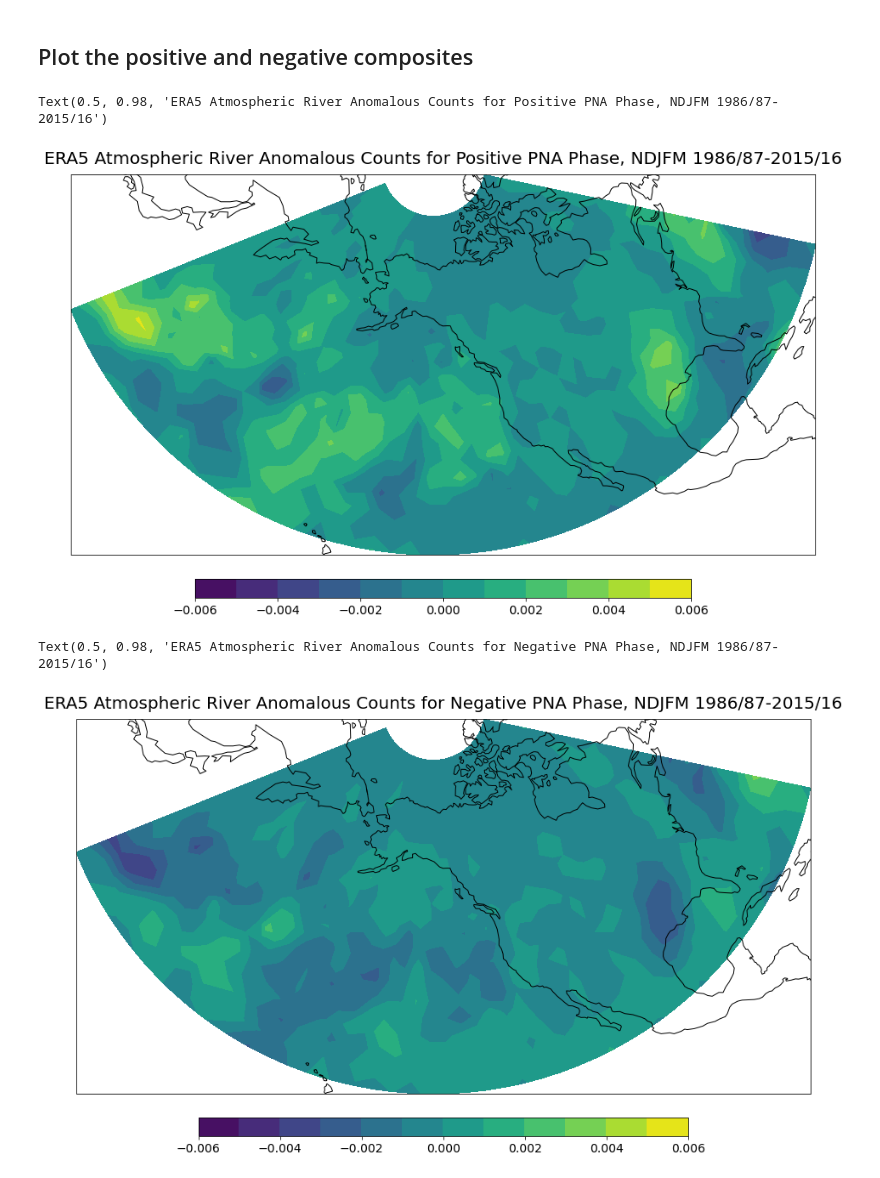
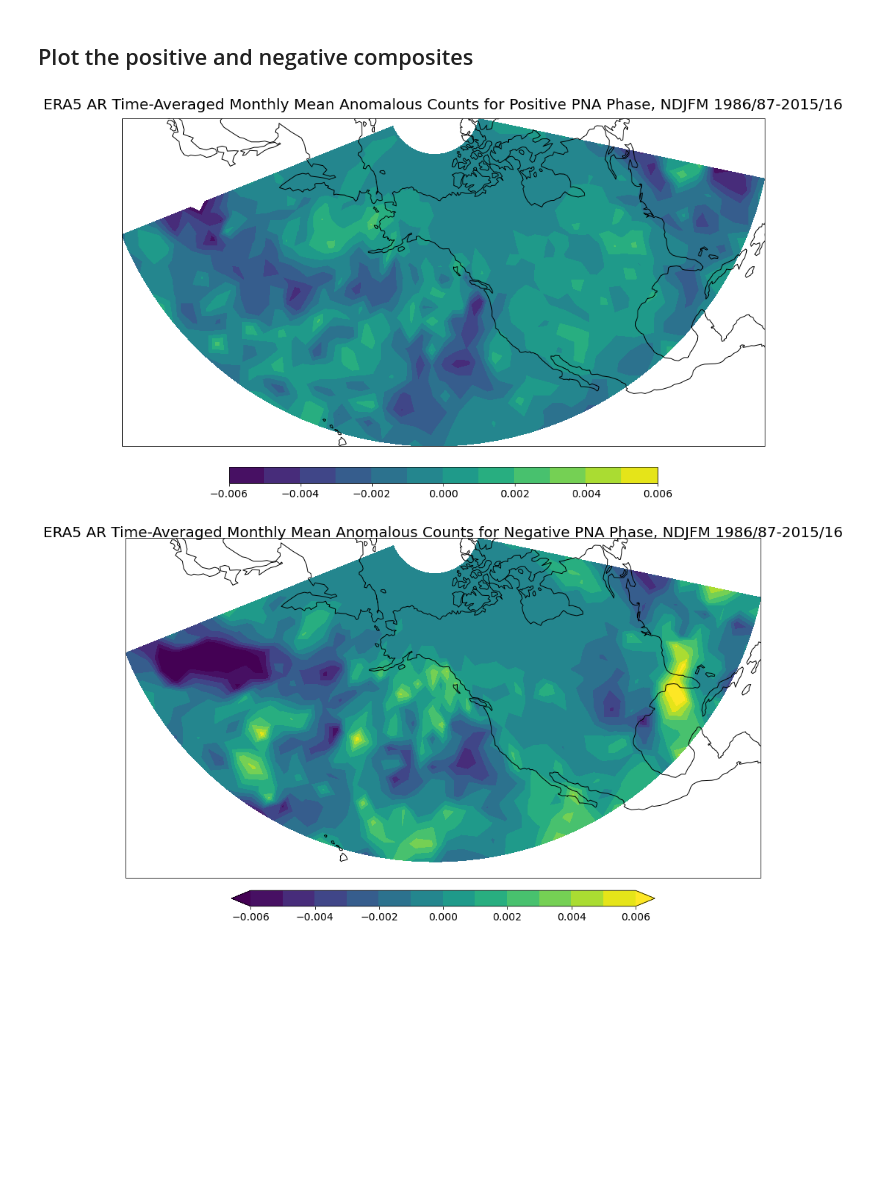
Before and after one commit to mkorendyke/CLIM680, a Jupyter notebook: hw3.ipynb, the cells around one changed output. Cells and saved outputs as stored; diff of their text form; code cells hidden in the pictures; blank space fills up the shorter version.

Commit message:
Adds yaml file, adjusts positive and negative thresholds for PNAI, adds PNAI figures

```diff
--- a/hw3.ipynb
+++ b/hw3.ipynb
@@ -32,6 +34,10 @@ f_pna = path + 'clim680/pna.data'
 
 # ERA5 AR anomaly input
 f_ar = path + 'metisregimes/era5.AR.10%.PNA.NDJFM.anoms.nc'
+
+#Output:
+f_pos = 'era5.AR.10%.PNA.NDJFM.PNA_positive.png'
+f_neg = 'era5.AR.10%.PNA.NDJFM.PNA_negative.png'
 # %%
 print(f_pna)
 print(f_ar)
@@ -133,8 +111,8 @@ Data variables:
 # Convert pna to float
 ds_pna_index = ds_pna_index.astype(float)
 # %%
-ds_positive = (ds_pna_index.where(ds_pna_index.pna < 0)).dropna('time').time
-ds_negative = (ds_pna_index.where(ds_pna_index.pna > 0)).dropna('time').time
+ds_positive = (ds_pna_index.where(ds_pna_index.pna < -1)).dropna('time').time
+ds_negative = (ds_pna_index.where(ds_pna_index.pna > 1)).dropna('time').time
 # %% [markdown]
 ## Get AR anomaly composites for negative and positive phases of PNA
 # %%
@@ -168,23 +130,23 @@ levs = np.arange(-.006,.007,.001)
 # %%
 cm = 220
 
 data_crs = ccrs.PlateCarree(central_longitude=cm)
 proj = ccrs.NorthPolarStereo(central_longitude=cm)
 
 # Set the axes using the specified map projection
 fig,axs=plt.subplots(1,1,subplot_kw={'projection':proj},figsize=(20,15))
 
 cs = axs.contourf(ds_ar_pos['lon'], ds_ar_pos['lat'], ds_ar_pos['river'], levs, transform=ccrs.PlateCarree())
 axs.coastlines()
 cbar_ax = fig.add_axes([0.3, 0.5, 0.4, 0.02])
 cbar=fig.colorbar(cs, cax=cbar_ax,orientation='horizontal')
 cbar.ax.tick_params(labelsize=14)
 fig.subplots_adjust(bottom=0, top=1.5, left=0.2, right=0.8,
                     wspace=0.01, hspace=0.2)
-plt.suptitle('ERA5 Atmospheric River Anomalous Counts for Positive PNA Phase, NDJFM 1986/87-2015/16' ,fontsize=20)
+plt.suptitle('ERA5 AR Time-Averaged Monthly Mean Anomalous Counts for Positive PNA Phase, NDJFM 1986/87-2015/16' ,fontsize=20)
+plt.savefig(f_pos)
 # %% [output]
-Text(0.5, 0.98, 'ERA5 Atmospheric River Anomalous Counts for Positive PNA Phase, NDJFM 1986/87-2015/16')
-[figure, old version]
+[figure, new version]
 # %%
 cm = 220
 
@@ -194,14 +156,16 @@ proj = ccrs.NorthPolarStereo(central_longitude=cm)
 # Set the axes using the specified map projection
 fig,axs=plt.subplots(1,1,subplot_kw={'projection':proj},figsize=(20,15))
 
-cs = axs.contourf(ds_ar_pos['lon'], ds_ar_pos['lat'], ds_ar_neg['river'], levs, transform=ccrs.PlateCarree())
+cs = axs.contourf(ds_ar_pos['lon'], ds_ar_pos['lat'], ds_ar_neg['river'], levs,
+                  transform=ccrs.PlateCarree(), extend='both')
 axs.coastlines()
 cbar_ax = fig.add_axes([0.3, 0.5, 0.4, 0.02])
 cbar=fig.colorbar(cs, cax=cbar_ax,orientation='horizontal')
 cbar.ax.tick_params(labelsize=14)
 fig.subplots_adjust(bottom=0, top=1.5, left=0.2, right=0.8,
                     wspace=0.01, hspace=0.2)
-plt.suptitle('ERA5 Atmospheric River Anomalous Counts for Negative PNA Phase, NDJFM 1986/87-2015/16' ,fontsize=20)
+plt.suptitle('ERA5 AR Time-Averaged Monthly Mean Anomalous ' +
+             'Counts for Negative PNA Phase, NDJFM 1986/87-2015/16' ,fontsize=20)
+plt.savefig(f_neg)
 # %% [output]
-Text(0.5, 0.98, 'ERA5 Atmospheric River Anomalous Counts for Negative PNA Phase, NDJFM 1986/87-2015/16')
-[figure, old version]
+[figure, new version]
```
Also changed, not shown: parts of 12 cells of this notebook, 4 other files.
